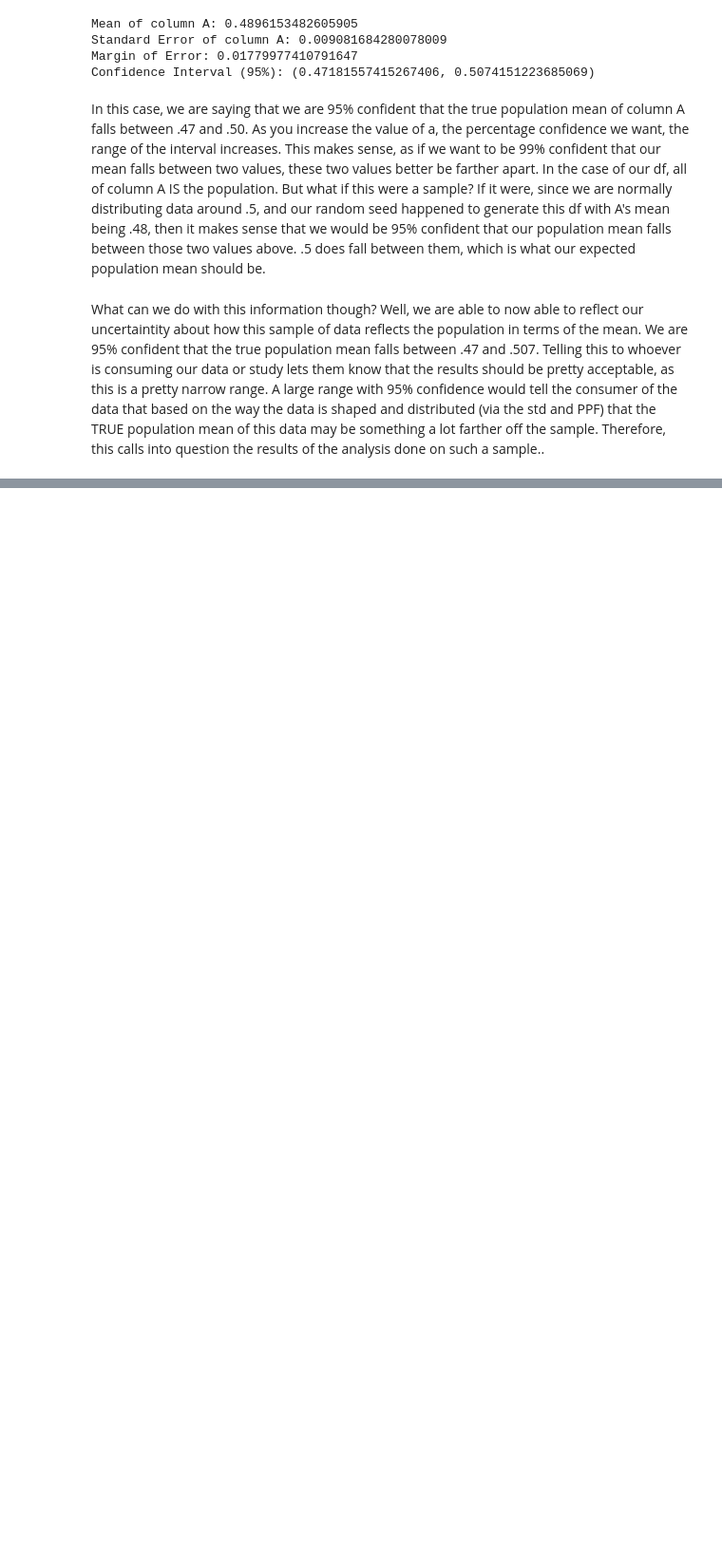
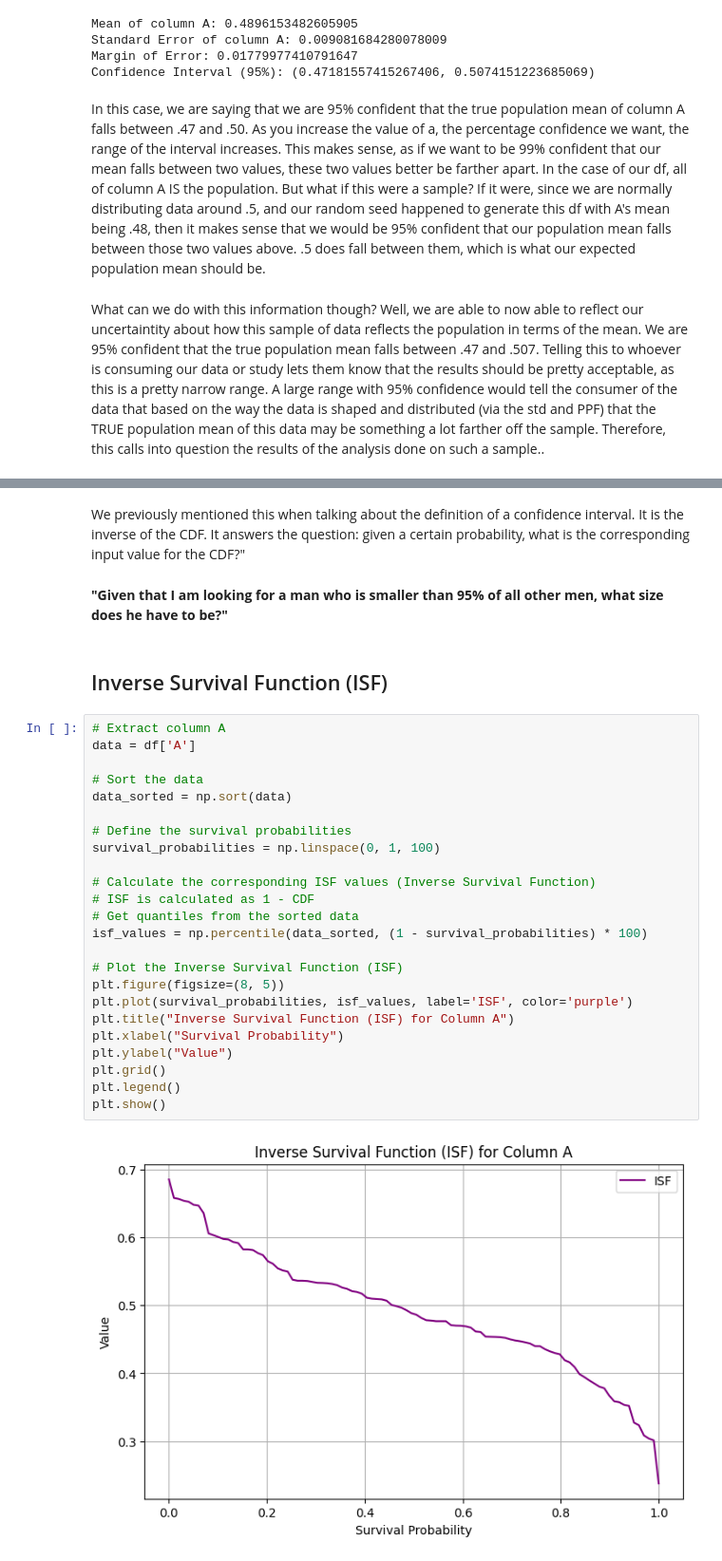
Before and after one commit to reedwrogers/Book-IntroToStatsWPython, a Jupyter notebook: main.ipynb, the cells around one changed output, grey strips where cells are left out. Shown at 95% size. Drawn from its saved outputs; the diff is of its cells as text; blank space fills up the shorter version.

```diff
--- a/main.ipynb
+++ b/main.ipynb
@@ -291,0 +402,32 @@ What can we do with this information though? Well, we are able to now able to re
+# %% [markdown]
+We previously mentioned this when talking about the definition of a confidence interval. It is the inverse of the CDF. It answers the question: given a certain probability, what is the corresponding input value for the CDF?"
+# %% [markdown]
+<strong>"Given that I am looking for a man who is smaller than 95% of all other men, what size does he have to be?"</strong>
+# %% [markdown]
+## Inverse Survival Function (ISF)
+# %%
+# Extract column A
+data = df['A']
+
+# Sort the data
+data_sorted = np.sort(data)
+
+# Define the survival probabilities
+survival_probabilities = np.linspace(0, 1, 100)
+
+# Calculate the corresponding ISF values (Inverse Survival Function)
+# ISF is calculated as 1 - CDF
+# Get quantiles from the sorted data
+isf_values = np.percentile(data_sorted, (1 - survival_probabilities) * 100)
+
+# Plot the Inverse Survival Function (ISF)
+plt.figure(figsize=(8, 5))
+plt.plot(survival_probabilities, isf_values, label='ISF', color='purple')
+plt.title("Inverse Survival Function (ISF) for Column A")
+plt.xlabel("Survival Probability")
+plt.ylabel("Value")
+plt.grid()
+plt.legend()
+plt.show()
+# %% [output]
+[figure, added]
```
Also changed, not shown: parts of 76 cells of this notebook.
